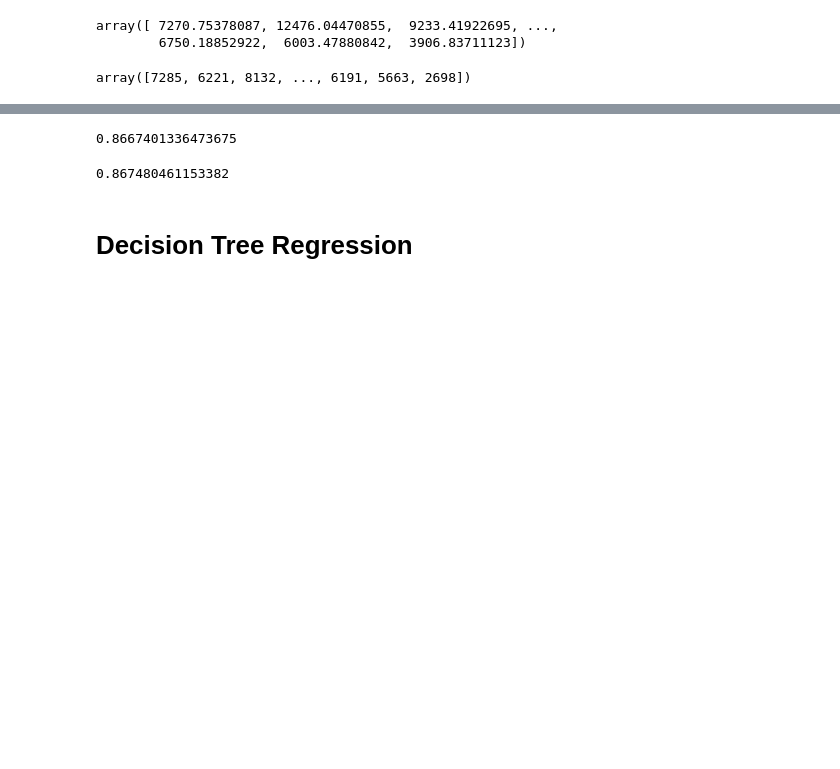
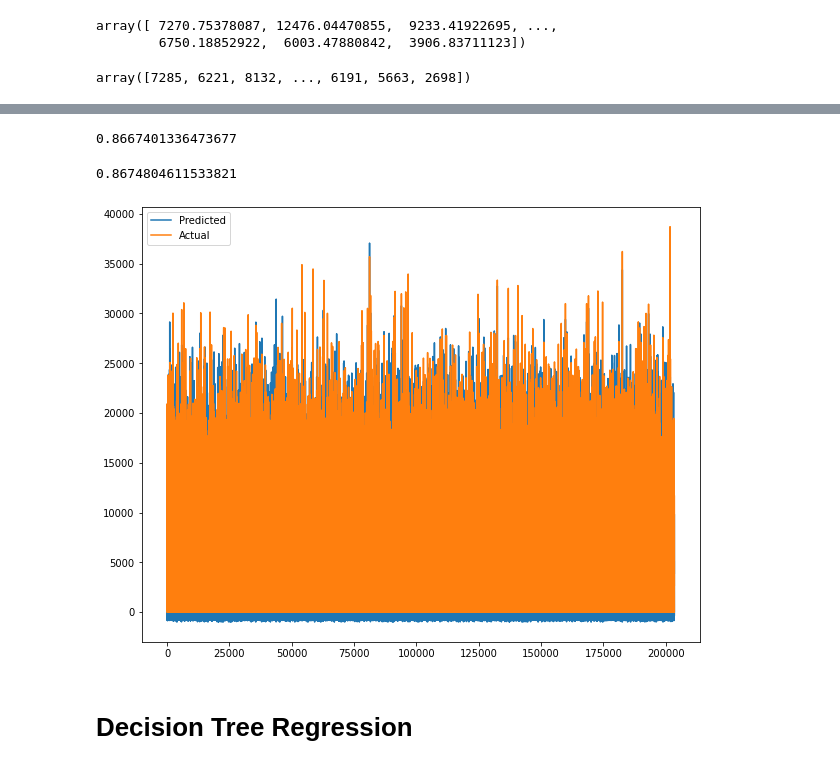
Before and after one commit to RahulI5/Retail-Sales-Prediction, a Jupyter notebook: Retail_Sales_Prediction_Capstone_Project.ipynb, the cells around one changed output, grey strips where cells are left out. Cells and saved outputs as stored; diff of their text form; code cells hidden in the pictures; blank space fills up the shorter version.

```diff
--- a/Retail_Sales_Prediction_Capstone_Project.ipynb
+++ b/Retail_Sales_Prediction_Capstone_Project.ipynb
@@ -350,11 +384,22 @@ mean_squared_error(y_test, y_pred)
-# %%
-r2_score(y_train, y_pred_train)
-# %% [output]
-0.8667401336473675
-# %%
-r2_score(y_test, y_pred)
-# %% [output]
-0.867480461153382
+# %%
+# Checking the performance on train set
+r2_score(y_train, y_pred_train)
+# %% [output]
+0.8667401336473677
+# %%
+# Checking the performance on test set
+r2_score(y_test, y_pred)
+# %% [output]
+0.8674804611533821
+# %%
+# Plot for the Predicted and Actual
+plt.figure(figsize=(10,8))
+plt.plot(y_pred)
+plt.plot(np.array(y_test))
+plt.legend(["Predicted","Actual"])
+plt.show()
+# %% [output]
+[figure, added]
 # %% [markdown]
 # **Decision Tree Regression**
 # %%
```
Also changed, not shown: parts of 19 cells of this notebook.
